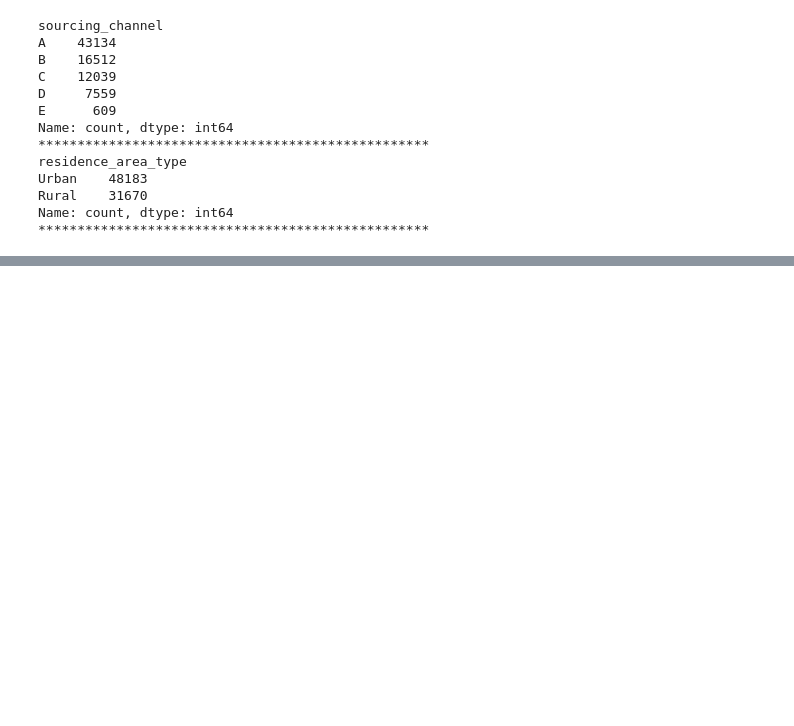
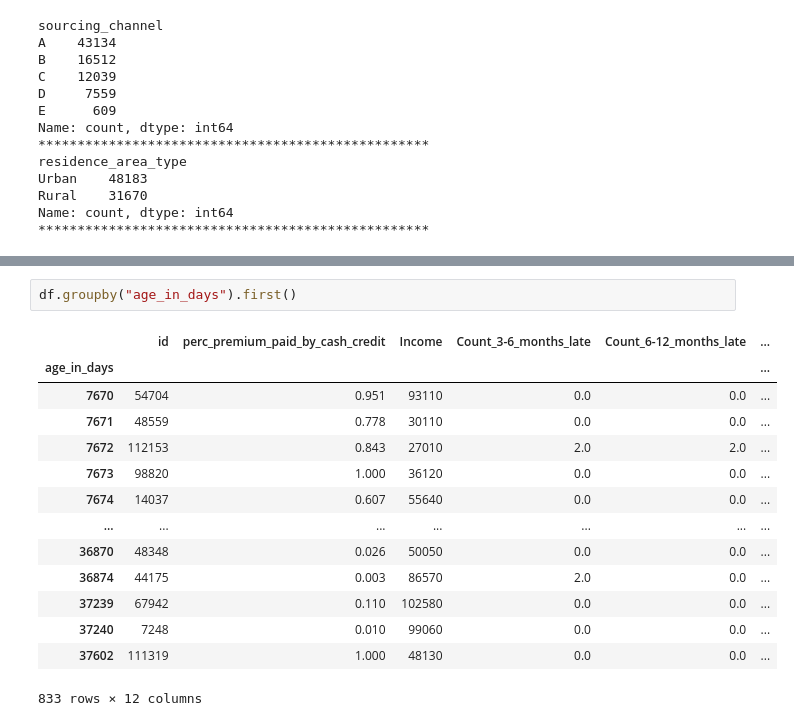
Before and after one commit to SDA8144/Project-ML-1, a Jupyter notebook: Project_ML_01.ipynb, the cells around one changed output, grey strips where cells are left out. Cells and saved outputs as stored; diff of their text form; blank space fills up the shorter version.

```diff
--- a/Project_ML_01.ipynb
+++ b/Project_ML_01.ipynb
@@ -344,0 +397,17 @@ Name: count, dtype: int64
+# %%
+df.groupby("age_in_days").first()
+# %% [output]
+|  | id | perc_premium_paid_by_cash_credit | Income | Count_3-6_months_late | Count_6-12_months_late | ... |
+| age_in_days |  |  |  |  |  | ... |
+| 7670 | 54704 | 0.951 | 93110 | 0.0 | 0.0 | ... |
+| 7671 | 48559 | 0.778 | 30110 | 0.0 | 0.0 | ... |
+| 7672 | 112153 | 0.843 | 27010 | 2.0 | 2.0 | ... |
+| 7673 | 98820 | 1.000 | 36120 | 0.0 | 0.0 | ... |
+| 7674 | 14037 | 0.607 | 55640 | 0.0 | 0.0 | ... |
+| ... | ... | ... | ... | ... | ... | ... |
+| 36870 | 48348 | 0.026 | 50050 | 0.0 | 0.0 | ... |
+| 36874 | 44175 | 0.003 | 86570 | 2.0 | 0.0 | ... |
+| 37239 | 67942 | 0.110 | 102580 | 0.0 | 0.0 | ... |
+| 37240 | 7248 | 0.010 | 99060 | 0.0 | 0.0 | ... |
+| 37602 | 111319 | 1.000 | 48130 | 0.0 | 0.0 | ... |
+833 rows × 12 columns
```
Also changed, not shown: parts of 91 cells of this notebook.
